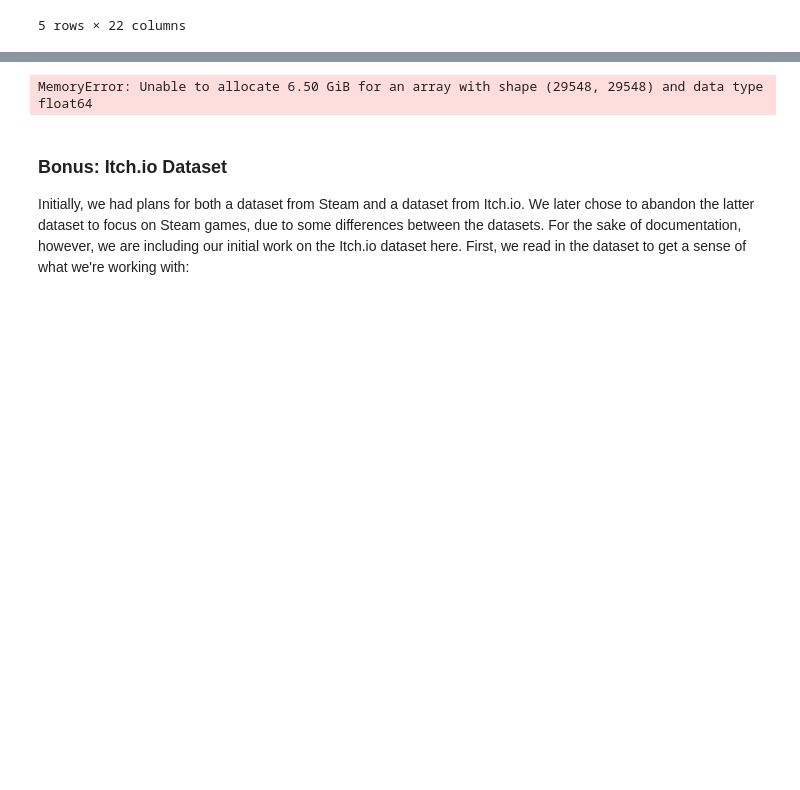
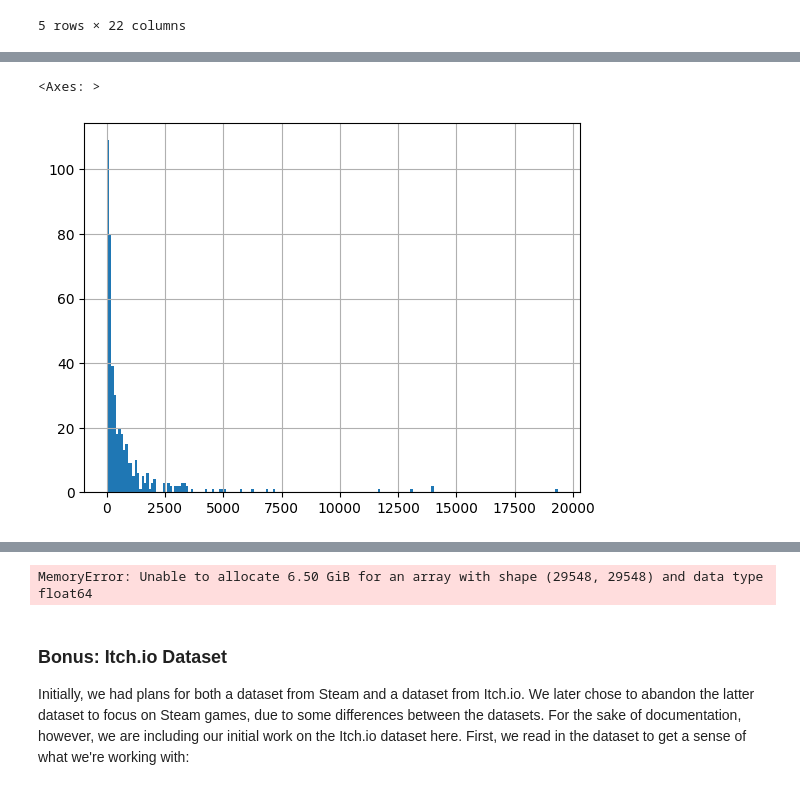
Before and after one commit to wallysands/csci5523project, a Jupyter notebook: Exploratory_Data_Analysis.ipynb, the cells around one changed output, grey strips where cells are left out. Drawn from its saved outputs; the diff is of its cells as text; code cells hidden in the pictures; blank space fills up the shorter version.

```diff
--- a/Exploratory_Data_Analysis.ipynb
+++ b/Exploratory_Data_Analysis.ipynb
@@ -25,0 +86,5 @@ steam_df.head()
+# %%
+tag_counts.hist(bins=193)
+# %% [output]
+<Axes: >
+[figure, added]
```
Also changed, not shown: parts of 14 cells of this notebook.
